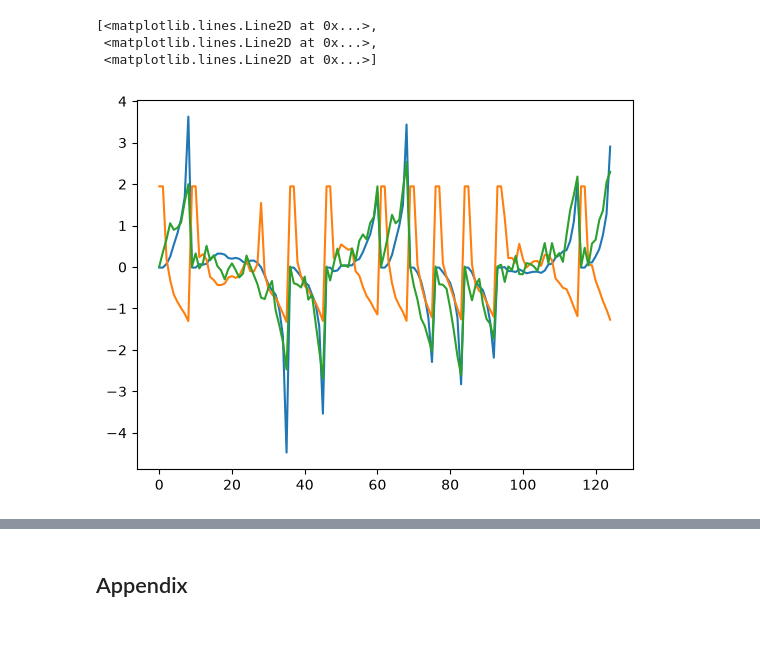
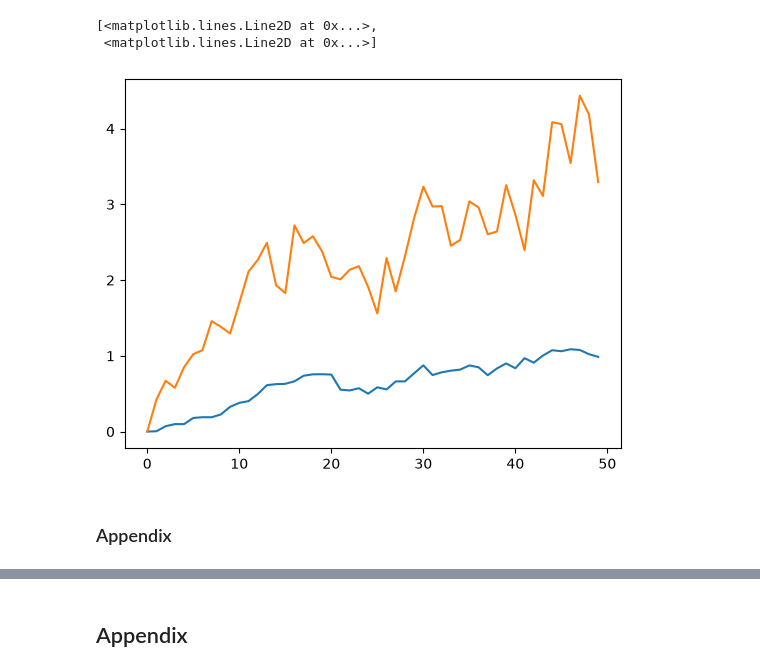
Before and after one commit to chaeyunkimm/dissertation, a Jupyter notebook: rl_pendulum_discrete_test.ipynb, the cells around one changed output, grey strips where cells are left out. Saved outputs shown, nothing was run; the diff lists cells and outputs as text; code cells hidden in the pictures; blank space fills up the shorter version.

```diff
--- a/rl_pendulum_discrete_test.ipynb
+++ b/rl_pendulum_discrete_test.ipynb
@@ -85,0 +152,3 @@ ax[2].plot(all_a, '.')
+# %%
+test_vine = pendulum_vines()
+test_vine.fit(all_s, all_a)
@@ -85,0 +173,8 @@ ax[2].plot(all_a, '.')
+# %%
+states, _, _, _ = test_vine.simulate_trajectory()
+# %%
+plt.plot(states)
+# %% [output]
+[<matplotlib.lines.Line2D at 0x...>,
+ <matplotlib.lines.Line2D at 0x...>]
+[figure, added]
@@ -86,15 +211,25 @@ ax[2].plot(all_a, '.')
+# %% [markdown]
+### Appendix
 # %%
-data = np.concatenate((all_s, all_a), axis=1)
+# data = np.concatenate((all_s, all_a), axis=1)
 
-obs_transformer = obs_transform_pend2(standardise=True)
-obs_transformer.fit(torch.from_numpy(all_s))
-trans_obs = obs_transformer.transform(torch.from_numpy(all_s)).numpy()
+# obs_transformer = obs_transform_pend2(standardise=True)
+# obs_transformer.fit(torch.from_numpy(all_s))
+# trans_obs = obs_transformer.transform(torch.from_numpy(all_s)).numpy()
 
-trans_data = np.concatenate((trans_obs, all_a), axis=1)
+# trans_data = np.concatenate((trans_obs, all_a), axis=1)
 
-plt.plot(trans_obs)
+# plt.plot(trans_obs)
+# plt.show()
+
+# print("Starting Fit")
+# # tv = tv_vinecop(observation_d=3, action_d=1, discrete_action=1, action_set=np.unique(all_a))
+# # tv.fit(trans_data, check_vines=True, episode_ends = None)
+# condcop = splitdiscrete_qb_conditional_vines(observation_d=3, discrete_action=1, action_set=np.unique(all_a))
+# condcop.fit(trans_data, check_vines=True, episode_ends=episode_ends)
+
+# print("Fit finished")
+
+# condcop.check_rbp_pdfs_real_line(x_max=20)
+
+# plt.show()
-# %% [output]
-[<matplotlib.lines.Line2D at 0x...>,
- <matplotlib.lines.Line2D at 0x...>,
- <matplotlib.lines.Line2D at 0x...>]
-[figure, removed]
```
Also changed, not shown: parts of 12 cells of this notebook, 3 other files.
